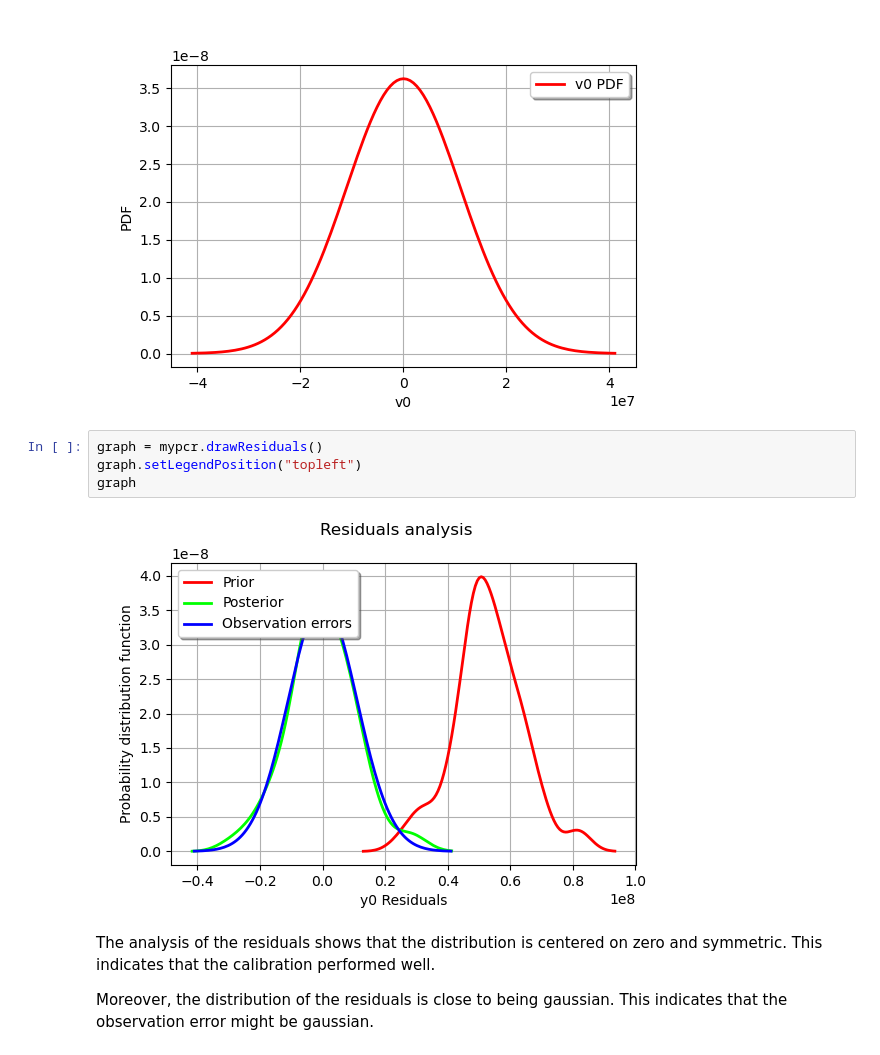
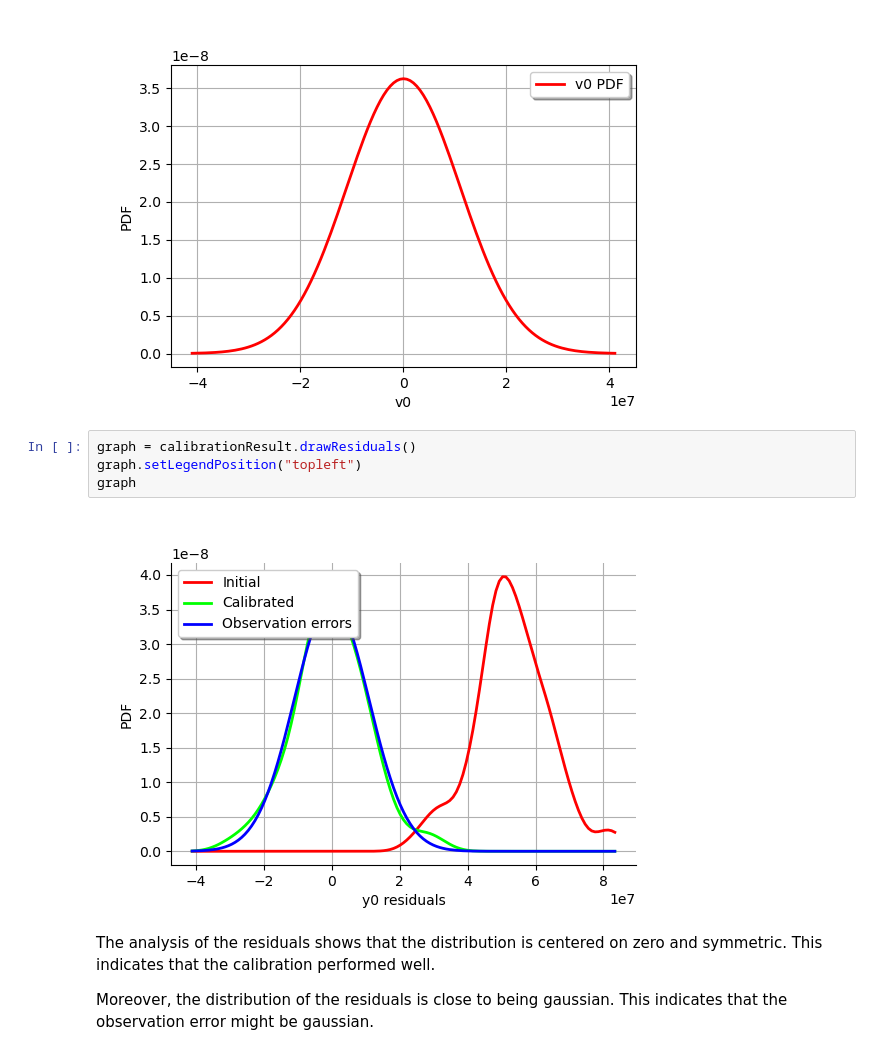
Before and after one commit to mbaudin47/hpcuqtraining, a Jupyter notebook: 2021/Scripts/Calibration/Exercise-calage-deterministic-Chaboche.ipynb, the cells around one changed output. Drawn from its saved outputs; the diff is of its cells as text.

```diff
--- a/2021/Scripts/Calibration/Exercise-calage-deterministic-Chaboche.ipynb
+++ b/2021/Scripts/Calibration/Exercise-calage-deterministic-Chaboche.ipynb
@@ -643,11 +284,11 @@ observationError.drawPDF()
 # %% [output]
 [figure]
 # %%
-graph = mypcr.drawResiduals()
+graph = calibrationResult.drawResiduals()
 graph.setLegendPosition("topleft")
 graph
 # %% [output]
-[figure, old version]
+[figure, new version]
 # %% [markdown]
 The analysis of the residuals shows that the distribution is centered on zero and symmetric. This indicates that the calibration performed well.
 
```
Also changed, not shown: parts of 14 cells of this notebook, 1 other file.
